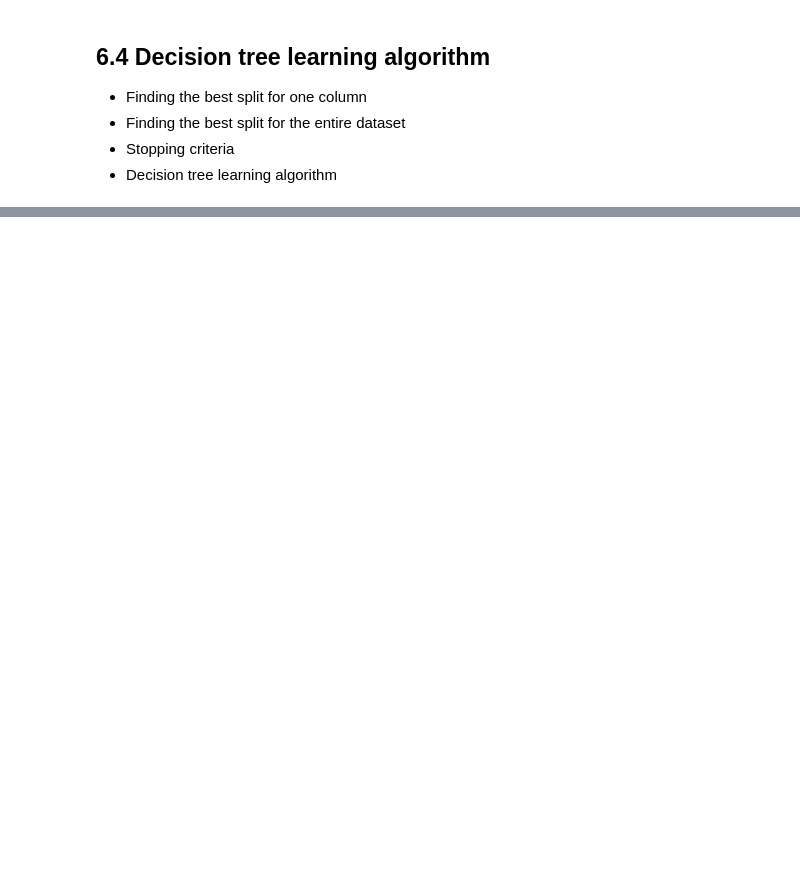
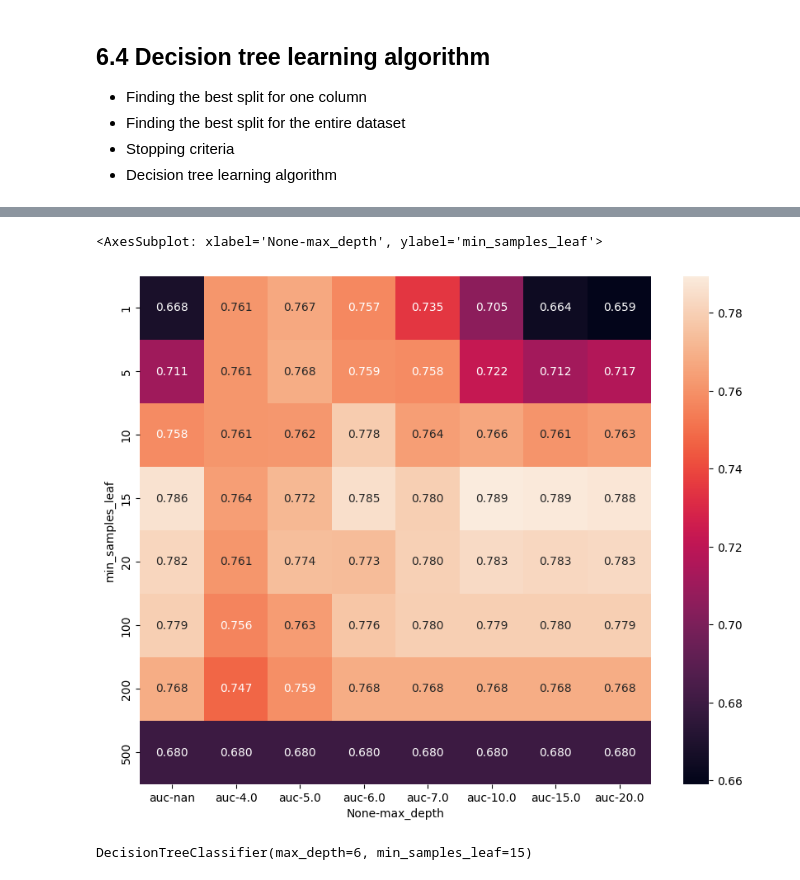
Before and after one commit to Elhamkhorasani/MLZoomCamp, a Jupyter notebook: ML_ZoomCamp_Projects/Trees.ipynb, the cells around one changed output, grey strips where cells are left out. Drawn from its saved outputs; the diff is of its cells as text; code cells hidden in the pictures; blank space fills up the shorter version.

```diff
--- a/ML_ZoomCamp_Projects/Trees.ipynb
+++ b/ML_ZoomCamp_Projects/Trees.ipynb
@@ -555,0 +680,10 @@ Image("C:\\Users\\amirr\\MLZoomCamp\\ML_ZoomCamp_Projects\\Screenshots\\Tree.png
+# %%
+
+for d in  [4, 5, 6]:
+    for s in [1, 5, 10, 15, 20, 500, 100, 200]:
+        dt=DecisionTreeClassifier(max_depth=d, min_samples_leaf=s)
+        dt.fit(X_train, y_train)
+
+        y_pred=dt.predict_proba(X_val)[:,1]
+        auc = roc_auc_score(y_val, y_pred)
+        print('(%4s, %3d)-> %.3f' % (d, s, auc))
@@ -555,0 +714,13 @@ Image("C:\\Users\\amirr\\MLZoomCamp\\ML_ZoomCamp_Projects\\Screenshots\\Tree.png
+# %%
+scores=[]
+for d in  [4, 5, 6,7, 10, 15, 20, None]:
+    for s in [1, 5, 10, 15, 20, 500, 100, 200]:
+        dt=DecisionTreeClassifier(max_depth=d, min_samples_leaf=s)
+        dt.fit(X_train, y_train)
+
+        y_pred=dt.predict_proba(X_val)[:,1]
+        auc = roc_auc_score(y_val, y_pred)
+        scores.append((d,s,auc))
+# %%
+df_scores=pd.DataFrame(scores,
+columns = ['max_depth', 'min_samples_leaf', 'auc'])
@@ -555,0 +747,3 @@ Image("C:\\Users\\amirr\\MLZoomCamp\\ML_ZoomCamp_Projects\\Screenshots\\Tree.png
+# %%
+df_scores_pivot= df_scores.pivot(index= 'min_samples_leaf', columns=['max_depth'], values=['auc'])
+df_scores_pivot.round(3)
@@ -555,0 +762,15 @@ Image("C:\\Users\\amirr\\MLZoomCamp\\ML_ZoomCamp_Projects\\Screenshots\\Tree.png
+# %%
+import matplotlib.pyplot as plt
+import seaborn as sns
+
+# Set the figure size
+plt.figure(figsize=(10, 8))
+sns.heatmap(df_scores_pivot, annot=True, fmt='.3f')
+# %% [output]
+<AxesSubplot: xlabel='None-max_depth', ylabel='min_samples_leaf'>
+[figure, added]
+# %%
+dt=DecisionTreeClassifier(max_depth=6, min_samples_leaf=15)
+dt.fit(X_train,y_train)
+# %% [output]
+DecisionTreeClassifier(max_depth=6, min_samples_leaf=15)
```
Also changed, not shown: parts of 25 cells of this notebook.
